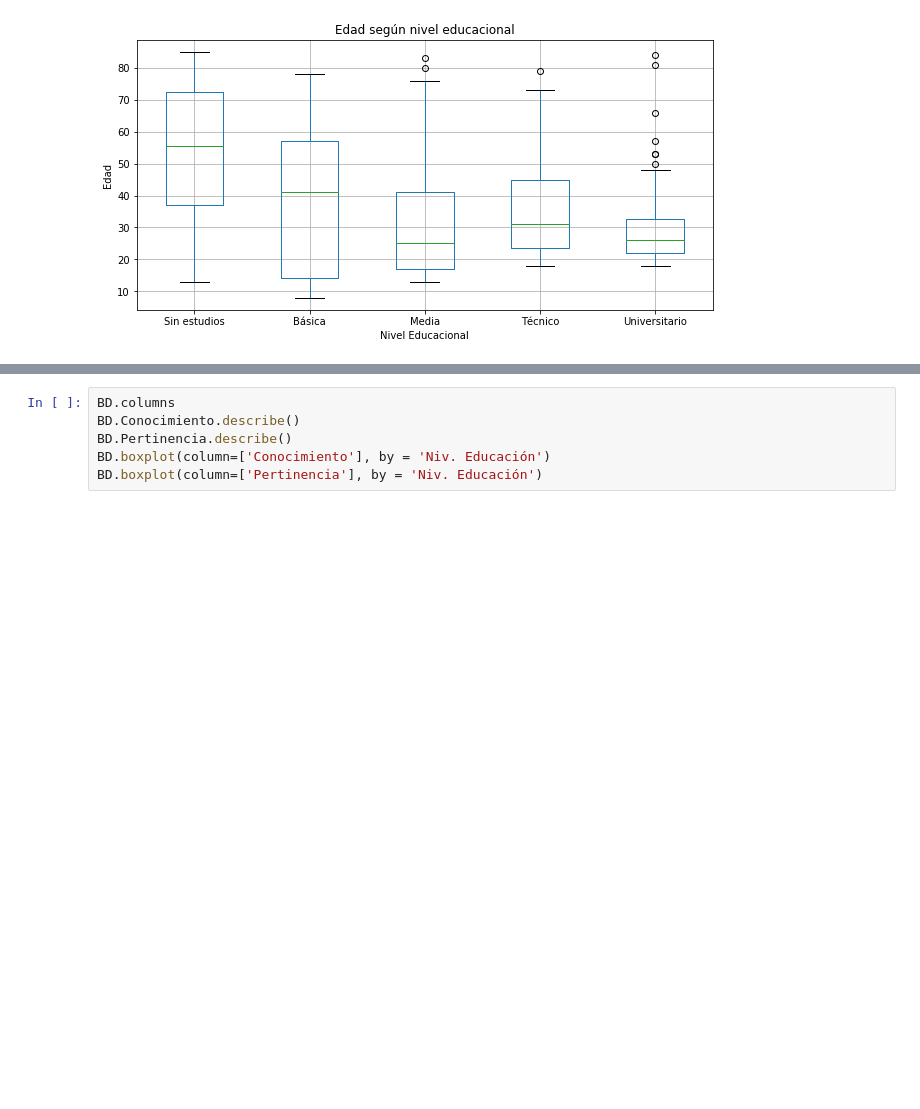
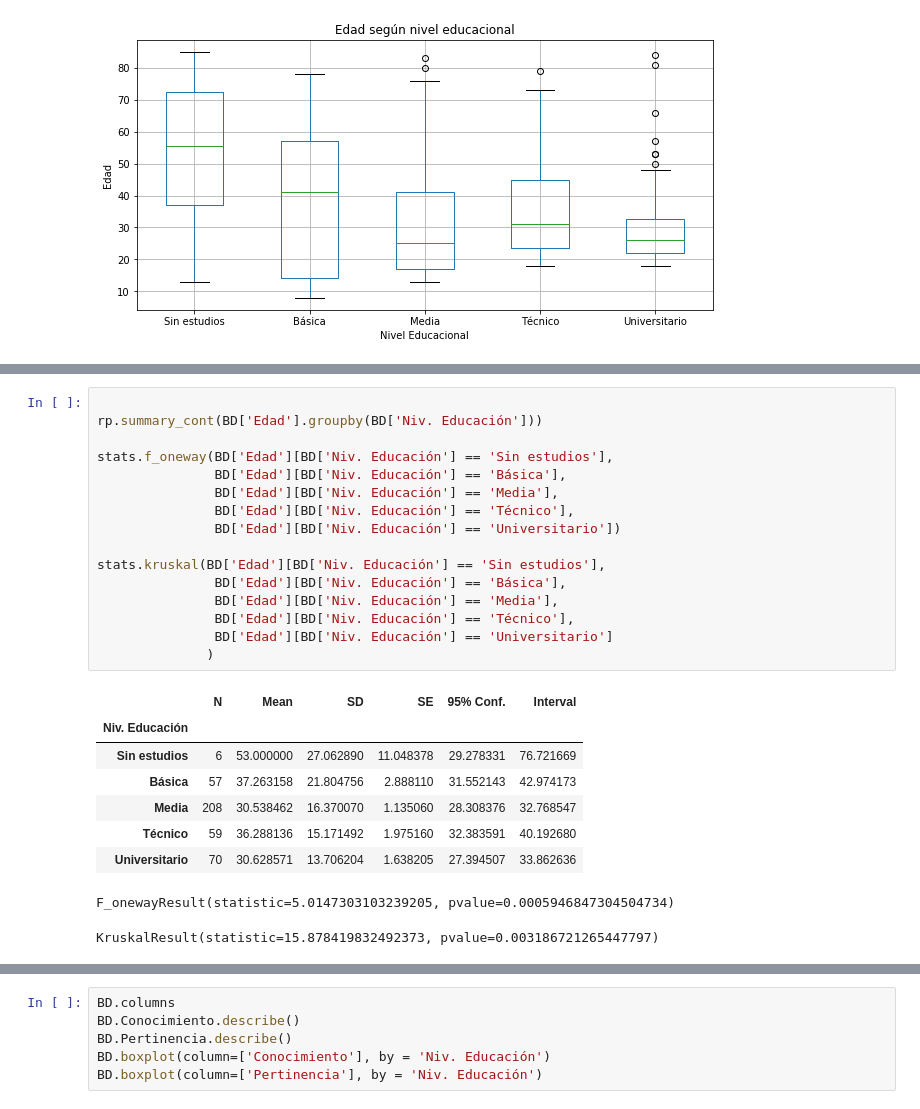
Before and after one commit to superegi/conocimiento131, a Jupyter notebook: Conocimiento 131.ipynb, the cells around one changed output, grey strips where cells are left out. Saved outputs shown, nothing was run; the diff lists cells and outputs as text; blank space fills up the shorter version.

```diff
--- a/Conocimiento 131.ipynb
+++ b/Conocimiento 131.ipynb
@@ -221,0 +248,26 @@ Text(0.5, 0.98, '')
+# %%
+
+rp.summary_cont(BD['Edad'].groupby(BD['Niv. Educación']))
+
+stats.f_oneway(BD['Edad'][BD['Niv. Educación'] == 'Sin estudios'],
+               BD['Edad'][BD['Niv. Educación'] == 'Básica'],
+               BD['Edad'][BD['Niv. Educación'] == 'Media'],
+               BD['Edad'][BD['Niv. Educación'] == 'Técnico'],
+               BD['Edad'][BD['Niv. Educación'] == 'Universitario'])
+
+stats.kruskal(BD['Edad'][BD['Niv. Educación'] == 'Sin estudios'],
+               BD['Edad'][BD['Niv. Educación'] == 'Básica'],
+               BD['Edad'][BD['Niv. Educación'] == 'Media'],
+               BD['Edad'][BD['Niv. Educación'] == 'Técnico'],
+               BD['Edad'][BD['Niv. Educación'] == 'Universitario']
+              )
+# %% [output]
+|  | N | Mean | SD | SE | 95% Conf. | Interval |
+| Niv. Educación |  |  |  |  |  |  |
+| Sin estudios | 6 | 53.000000 | 27.062890 | 11.048378 | 29.278331 | 76.721669 |
+| Básica | 57 | 37.263158 | 21.804756 | 2.888110 | 31.552143 | 42.974173 |
+| Media | 208 | 30.538462 | 16.370070 | 1.135060 | 28.308376 | 32.768547 |
+| Técnico | 59 | 36.288136 | 15.171492 | 1.975160 | 32.383591 | 40.192680 |
+| Universitario | 70 | 30.628571 | 13.706204 | 1.638205 | 27.394507 | 33.862636 |
+F_onewayResult(statistic=5.0147303103239205, pvalue=0.0005946847304504734)
+KruskalResult(statistic=15.878419832492373, pvalue=0.003186721265447797)
```
Also changed, not shown: parts of 7 cells of this notebook, 3 other files.
